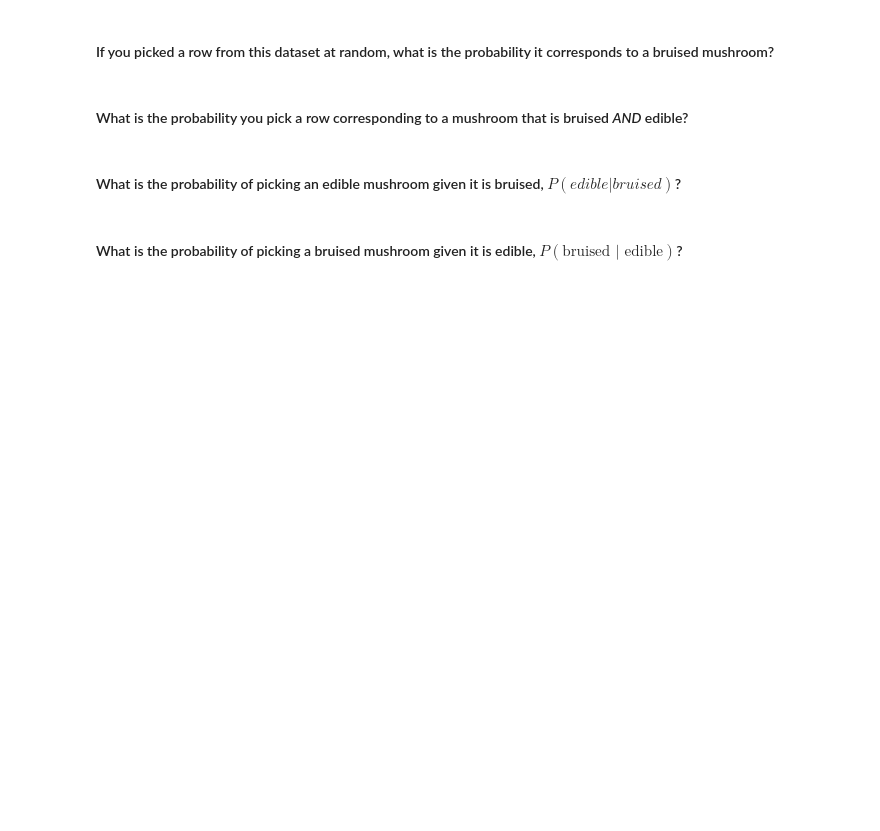
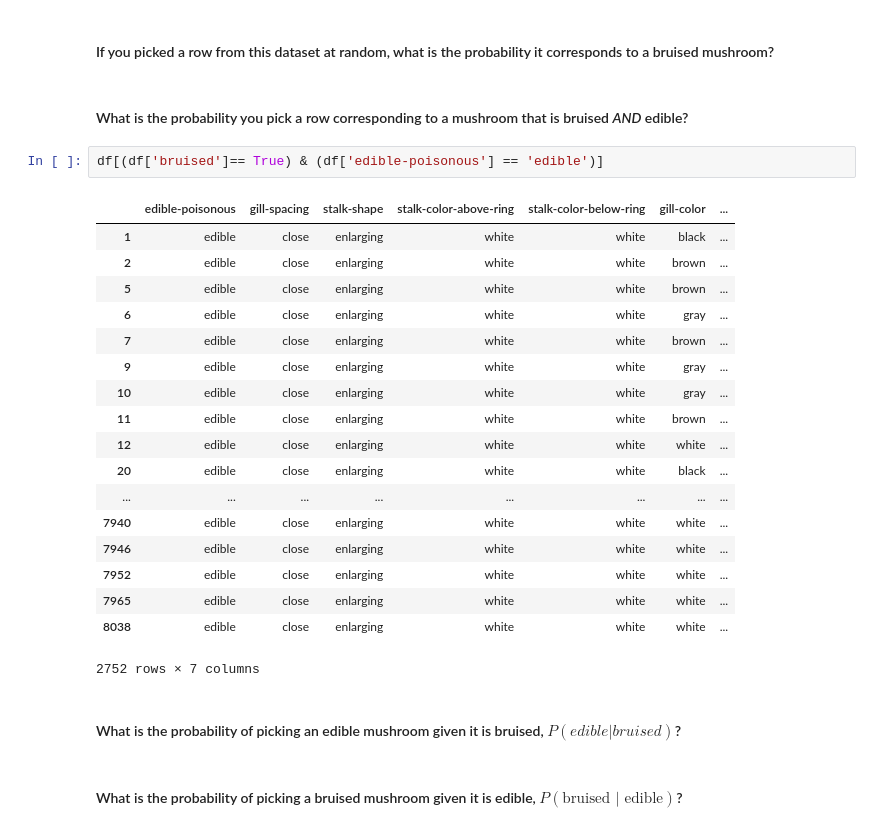
Before and after one commit to wwillis125/nyc-ds-100719-lectures, a Jupyter notebook: week-4/dsc-lp-PROBABILITY-permutations-combinations-conditional-partitioning-master/Probability-Permutations-Combinations-Conditional-Partitioning-Student-Version.ipynb, the cells around one changed output. Drawn from its saved outputs; the diff is of its cells as text; blank space fills up the shorter version.

```diff
--- a/week-4/dsc-lp-PROBABILITY-permutations-combinations-conditional-partitioning-master/Probability-Permutations-Combinations-Conditional-Partitioning-Student-Version.ipynb
+++ b/week-4/dsc-lp-PROBABILITY-permutations-combinations-conditional-partitioning-master/Probability-Permutations-Combinations-Conditional-Partitioning-Student-Version.ipynb
@@ -68,6 +70,27 @@ df.head()
 #### If you picked a row from this dataset at random, what is the probability it corresponds to a bruised mushroom?
 # %% [markdown]
 #### What is the probability you pick a row corresponding to a mushroom that is bruised _AND_ edible?
+# %%
+df[(df['bruised']== True) & (df['edible-poisonous'] == 'edible')]
+# %% [output]
+|  | edible-poisonous | gill-spacing | stalk-shape | stalk-color-above-ring | stalk-color-below-ring | gill-color | ... |
+| 1 | edible | close | enlarging | white | white | black | ... |
+| 2 | edible | close | enlarging | white | white | brown | ... |
+| 5 | edible | close | enlarging | white | white | brown | ... |
+| 6 | edible | close | enlarging | white | white | gray | ... |
+| 7 | edible | close | enlarging | white | white | brown | ... |
+| 9 | edible | close | enlarging | white | white | gray | ... |
+| 10 | edible | close | enlarging | white | white | gray | ... |
+| 11 | edible | close | enlarging | white | white | brown | ... |
+| 12 | edible | close | enlarging | white | white | white | ... |
+| 20 | edible | close | enlarging | white | white | black | ... |
+| ... | ... | ... | ... | ... | ... | ... | ... |
+| 7940 | edible | close | enlarging | white | white | white | ... |
+| 7946 | edible | close | enlarging | white | white | white | ... |
+| 7952 | edible | close | enlarging | white | white | white | ... |
+| 7965 | edible | close | enlarging | white | white | white | ... |
+| 8038 | edible | close | enlarging | white | white | white | ... |
+2752 rows × 7 columns
 # %% [markdown]
 #### What is the probability of picking an edible mushroom given it is bruised, $P(edible|bruised)$?
 # %% [markdown]
```
Also changed, not shown: parts of 3 cells of this notebook, 23 other files.
